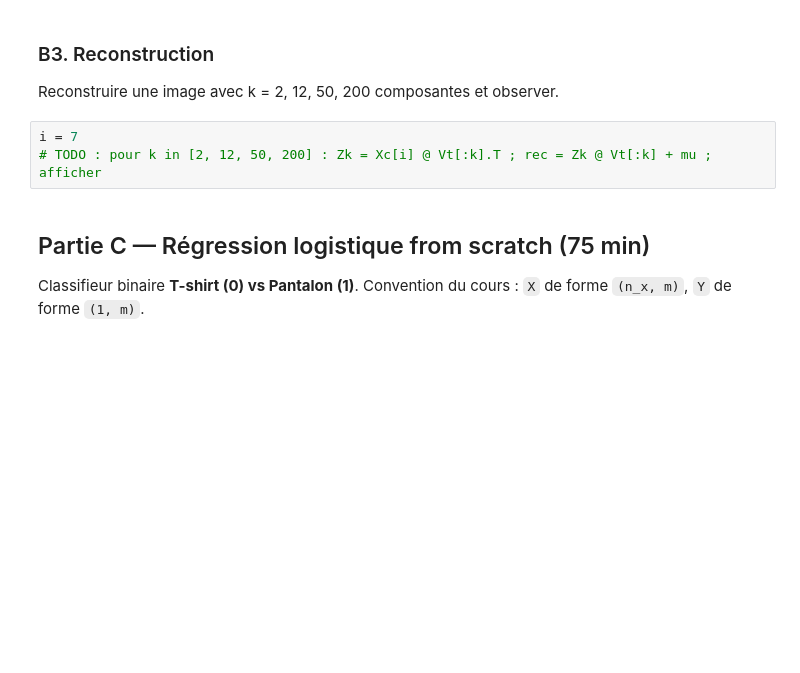
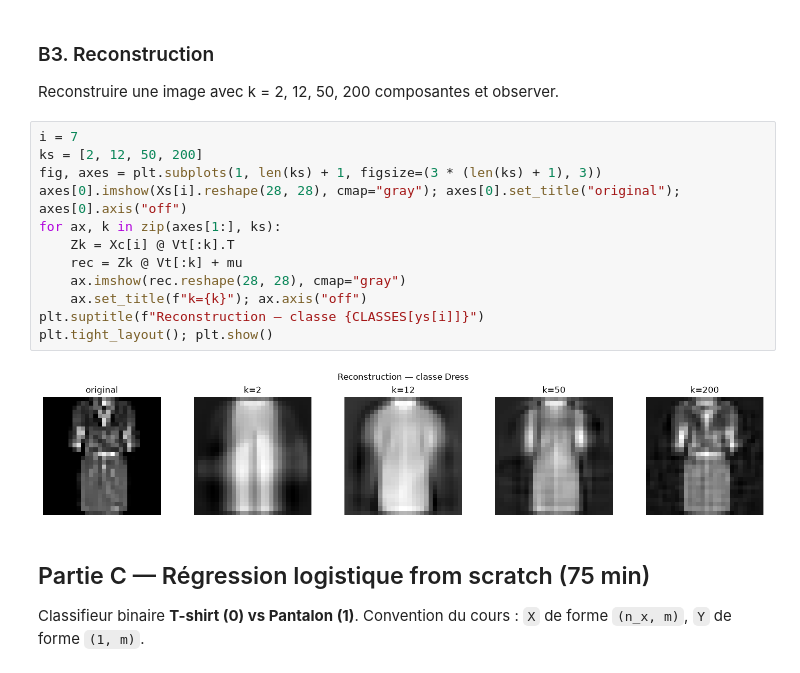
Before and after one commit to Murcielago08/Deep_Learning, a Jupyter notebook: J1/TP1_numpy_pca_logreg.ipynb, the cells around one changed output. Saved outputs shown, nothing was run; the diff lists cells and outputs as text; blank space fills up the shorter version.

```diff
--- a/J1/TP1_numpy_pca_logreg.ipynb
+++ b/J1/TP1_numpy_pca_logreg.ipynb
@@ -133,7 +194,18 @@ Z = None           # TODO : projection 2D = Xc @ (2 premières lignes de Vt).T
 Reconstruire une image avec k = 2, 12, 50, 200 composantes et observer.
 # %%
 i = 7
-# TODO : pour k in [2, 12, 50, 200] : Zk = Xc[i] @ Vt[:k].T ; rec = Zk @ Vt[:k] + mu ; afficher
+ks = [2, 12, 50, 200]
+fig, axes = plt.subplots(1, len(ks) + 1, figsize=(3 * (len(ks) + 1), 3))
+axes[0].imshow(Xs[i].reshape(28, 28), cmap="gray"); axes[0].set_title("original"); axes[0].axis("off")
+for ax, k in zip(axes[1:], ks):
+    Zk = Xc[i] @ Vt[:k].T
+    rec = Zk @ Vt[:k] + mu
+    ax.imshow(rec.reshape(28, 28), cmap="gray")
+    ax.set_title(f"k={k}"); ax.axis("off")
+plt.suptitle(f"Reconstruction — classe {CLASSES[ys[i]]}")
+plt.tight_layout(); plt.show()
+# %% [output]
+[figure, added]
 # %% [markdown]
 ## Partie C — Régression logistique from scratch (75 min)
 
```
Also changed, not shown: parts of 11 cells of this notebook, 1 other file.
